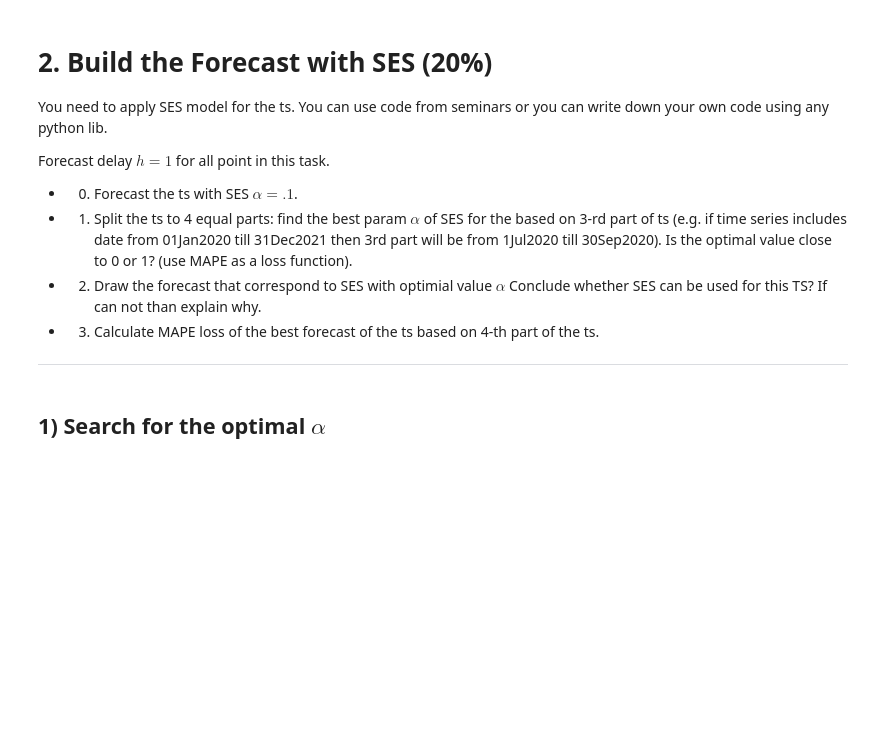
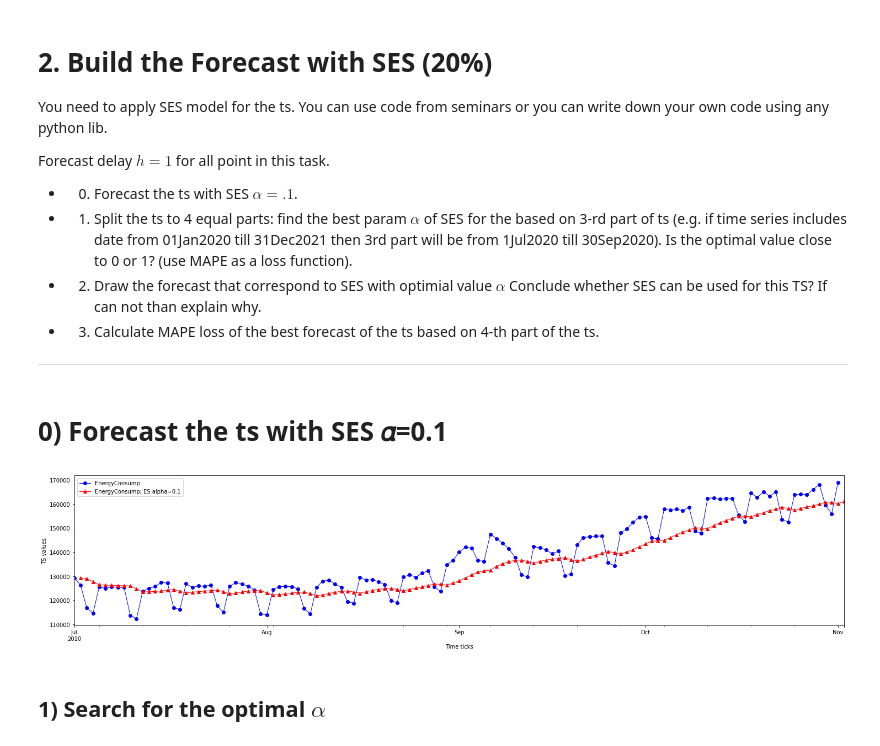
Before and after one commit to Kulikov17/MLDS_ATSF, a Jupyter notebook: hw_1/kulikov_fall2022_hw1.ipynb, the cells around one changed output. Cells and saved outputs as stored; diff of their text form; code cells hidden in the pictures; blank space fills up the shorter version.

```diff
--- a/hw_1/kulikov_fall2022_hw1.ipynb
+++ b/hw_1/kulikov_fall2022_hw1.ipynb
@@ -77,0 +106,4 @@ from utils import qualityMAPE
+# %%
+ts = pd.DataFrame(ts, columns = ['EnergyConsump'])
+
+ts
@@ -77,0 +127,24 @@ from utils import qualityMAPE
+# %%
+def build_forecast(h, ts, alg_name, alg_title, params_array, step='D'):
+
+    FRC_TS = dict()
+
+    for p in params_array:
+        frc_horizon = pd.date_range(ts.index[-1], periods=h+1, freq=step)[1:]
+        frc_ts = pd.DataFrame(index = ts.index.append(frc_horizon), columns = ts.columns)
+
+        for cntr in ts.columns:
+            frc_ts[cntr] = eval(alg_name)(ts[cntr], h, p)
+
+        FRC_TS['%s %s' % (alg_title, p)] = frc_ts
+
+    return FRC_TS
+# %%
+def plot_ts_forecast(ts, frc_ts, ts_num=0, alg_title=''):
+    frc_ts.columns = ts.columns+'; '+alg_title
+    ts[ts.columns[ts_num]].plot(style='b', linewidth=1.0, marker='o')
+    ax = frc_ts[frc_ts.columns[ts_num]].plot(style='r-^', figsize=(25,5), linewidth=1.0)
+    plt.xlabel("Time ticks")
+    plt.ylabel("TS values")
+    plt.legend()
+    return ax
@@ -93,3 +202,13 @@ Forecast delay $h=1$ for all point in this task.
+# %% [markdown]
+ # 0) Forecast the ts with SES  𝛼=0.1
+# %%
+ESParamsArray = [{'alpha':.1}]
+frc_ts_dict = build_forecast(h=1, ts=ts, alg_name='SimpleExponentialSmoothing', alg_title='ES', params_array=ESParamsArray)
+FRC_TS = pd.DataFrame(frc_ts_dict["ES {'alpha': 0.1}"]).rename_axis('Date')
+# %%
+plot_ts_forecast(ts, FRC_TS, ts_num=0, alg_title='ES alpha=0.1');
+# %% [output]
+[figure, added]
 # %% [markdown]
 ## 1) Search for the optimal $\alpha$
 # %%
```
Also changed, not shown: parts of 42 cells of this notebook.
